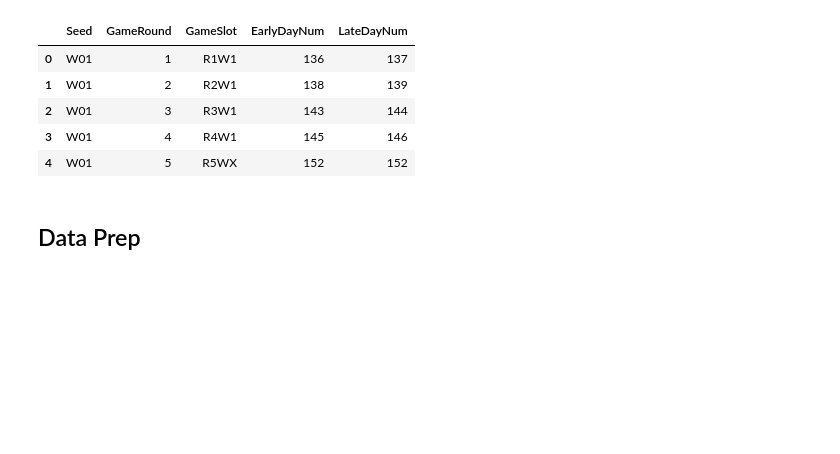
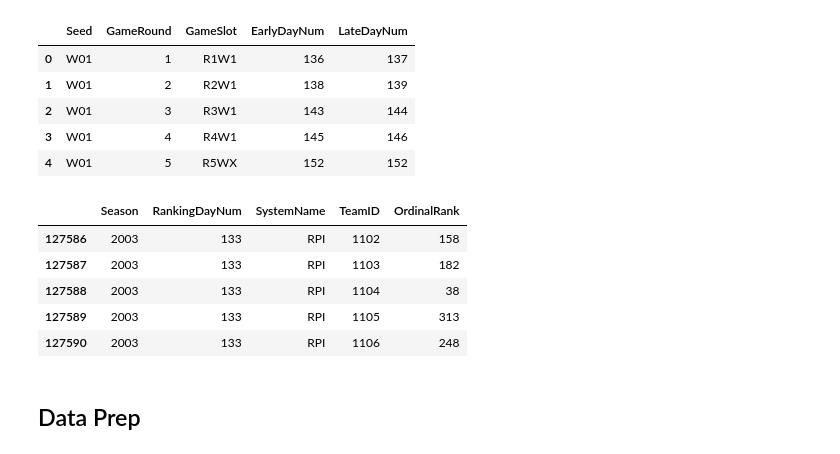
Before and after one commit to mprego/NCAA_Tourney_Opt, a Jupyter notebook: notebooks/03_Create_Opt_Input.ipynb, the cells around one changed output. Drawn from its saved outputs; the diff is of its cells as text; code cells hidden in the pictures; blank space fills up the shorter version.

Commit message:
add ordinal var to model

```diff
--- a/notebooks/03_Create_Opt_Input.ipynb
+++ b/notebooks/03_Create_Opt_Input.ipynb
@@ -68,6 +68,18 @@ tourney_seed_round.head()
 | 2 | W01 | 3 | R3W1 | 143 | 144 |
 | 3 | W01 | 4 | R4W1 | 145 | 146 |
 | 4 | W01 | 5 | R5WX | 152 | 152 |
+# %%
+ordinals = pd.read_csv('../data/MasseyOrdinals_thru_2019_day_128/MasseyOrdinals_thru_2019_day_128.csv')
+rpi = ordinals.loc[ordinals['SystemName']=='RPI']
+rpi = rpi.drop_duplicates(subset=['Season', 'SystemName', 'TeamID'], keep='last')
+rpi.head()
+# %% [output]
+|  | Season | RankingDayNum | SystemName | TeamID | OrdinalRank |
+| 127586 | 2003 | 133 | RPI | 1102 | 158 |
+| 127587 | 2003 | 133 | RPI | 1103 | 182 |
+| 127588 | 2003 | 133 | RPI | 1104 | 38 |
+| 127589 | 2003 | 133 | RPI | 1105 | 313 |
+| 127590 | 2003 | 133 | RPI | 1106 | 248 |
 # %% [markdown]
 ## Data Prep
 # %%
```
Also changed, not shown: parts of 5 cells of this notebook, 2 other files.
